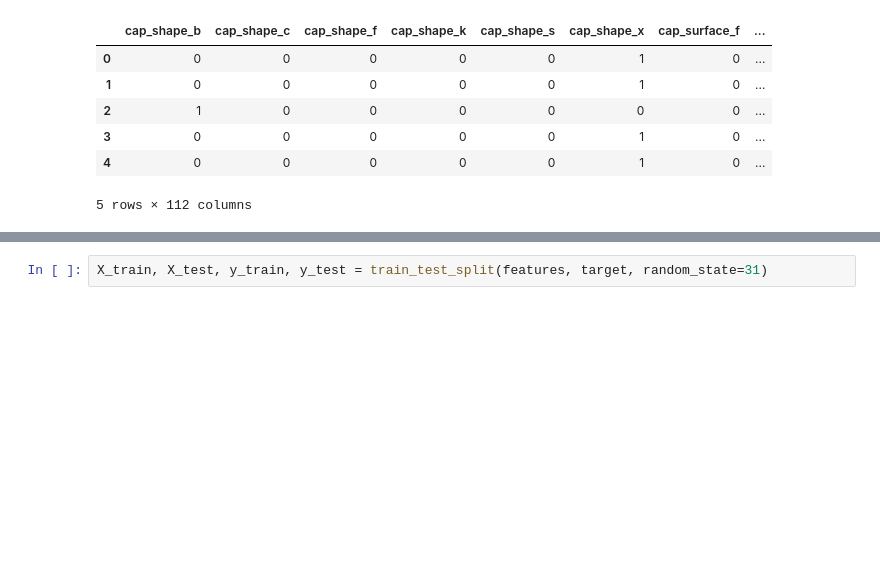
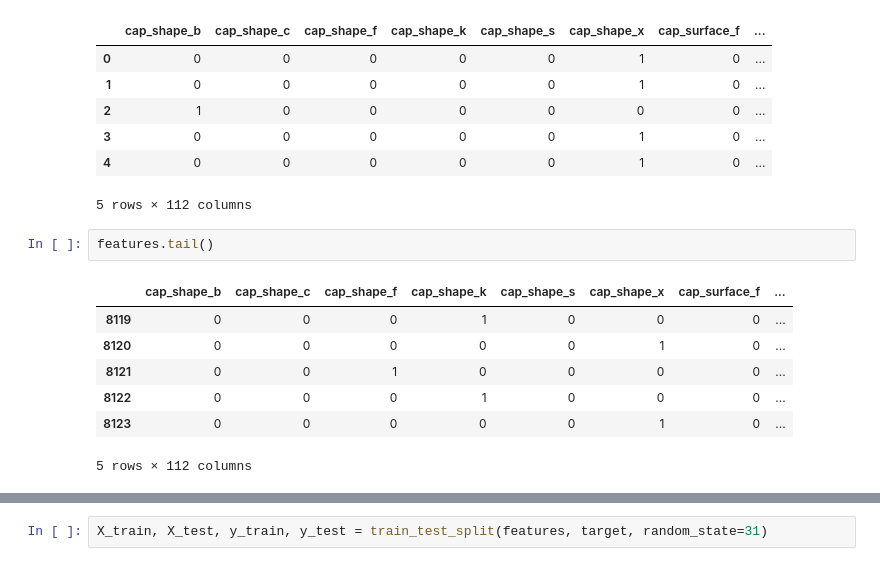
Before and after one commit to MagicMilly/dsc-3-final-project-online-ds-ft-100118, a Jupyter notebook: student.ipynb, the cells around one changed output, grey strips where cells are left out. Cells and saved outputs as stored; diff of their text form; blank space fills up the shorter version.

```diff
--- a/student.ipynb
+++ b/student.ipynb
@@ -318,3 +318,13 @@ features.head()
 | 3 | 0 | 0 | 0 | 0 | 0 | 1 | 0 | ... |
 | 4 | 0 | 0 | 0 | 0 | 0 | 1 | 0 | ... |
 5 rows × 112 columns
+# %%
+features.tail()
+# %% [output]
+|  | cap_shape_b | cap_shape_c | cap_shape_f | cap_shape_k | cap_shape_s | cap_shape_x | cap_surface_f | ... |
+| 8119 | 0 | 0 | 0 | 1 | 0 | 0 | 0 | ... |
+| 8120 | 0 | 0 | 0 | 0 | 0 | 1 | 0 | ... |
+| 8121 | 0 | 0 | 1 | 0 | 0 | 0 | 0 | ... |
+| 8122 | 0 | 0 | 0 | 1 | 0 | 0 | 0 | ... |
+| 8123 | 0 | 0 | 0 | 0 | 0 | 1 | 0 | ... |
+5 rows × 112 columns
```
Also changed, not shown: parts of 20 cells of this notebook.
